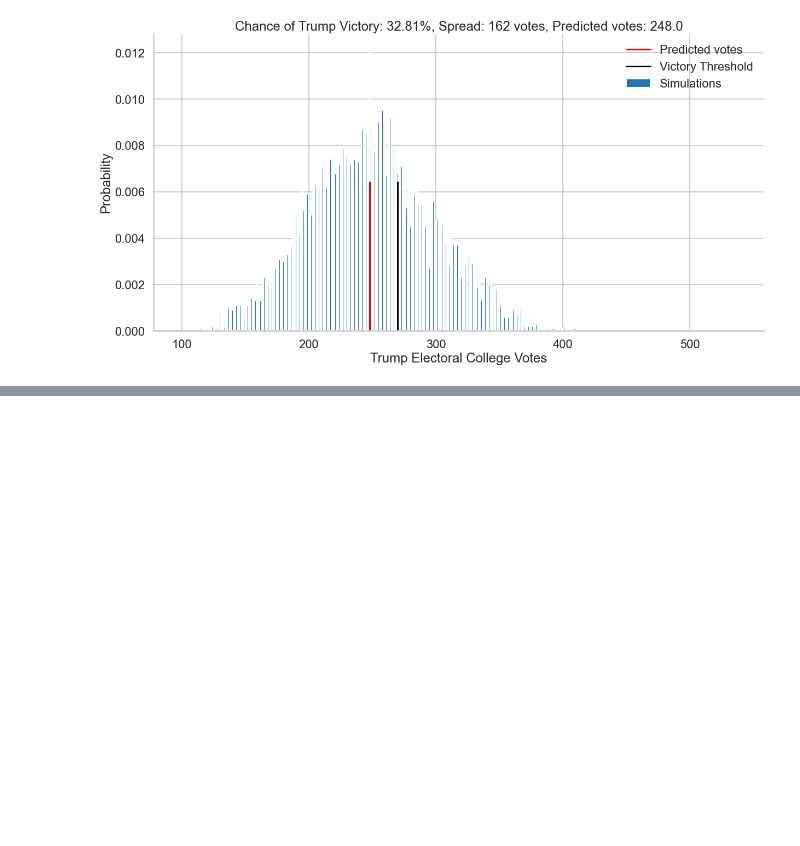
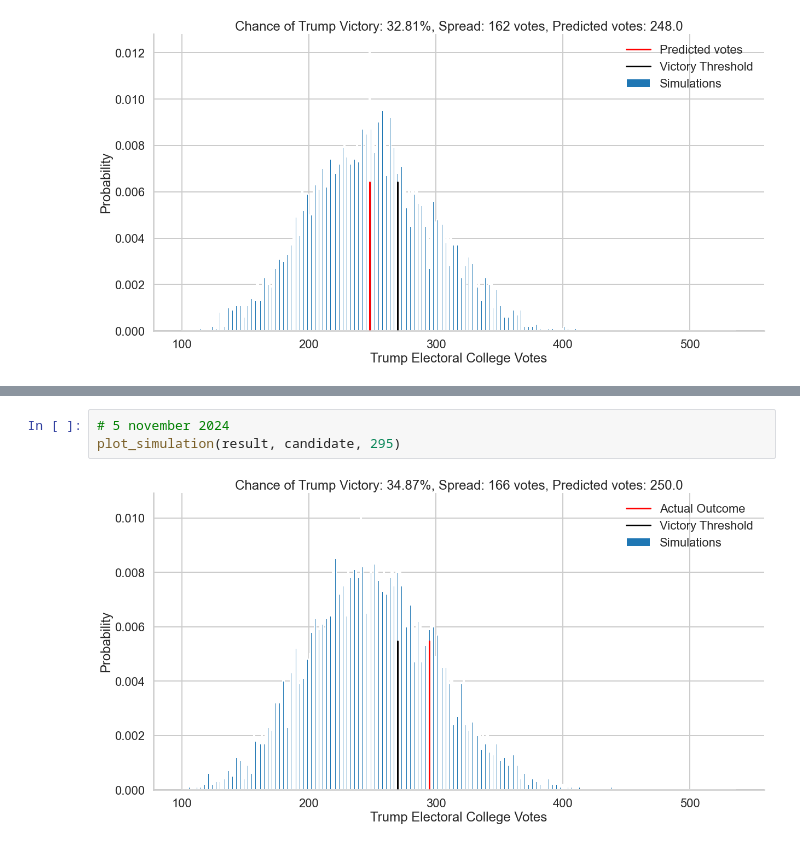
Before and after one commit to HodaAtWork/DS-miniatures, a Jupyter notebook: Python/Probability-Elections.ipynb, the cells around one changed output, grey strips where cells are left out. Cells and saved outputs as stored; diff of their text form; blank space fills up the shorter version.

```diff
--- a/Python/Probability-Elections.ipynb
+++ b/Python/Probability-Elections.ipynb
@@ -261,0 +329,5 @@ plot_simulation(result, candidate)
+# %%
+# 5 november 2024
+plot_simulation(result, candidate, 295)
+# %% [output]
+[figure, added]
```
Also changed, not shown: parts of 18 cells of this notebook, 1 other file.
